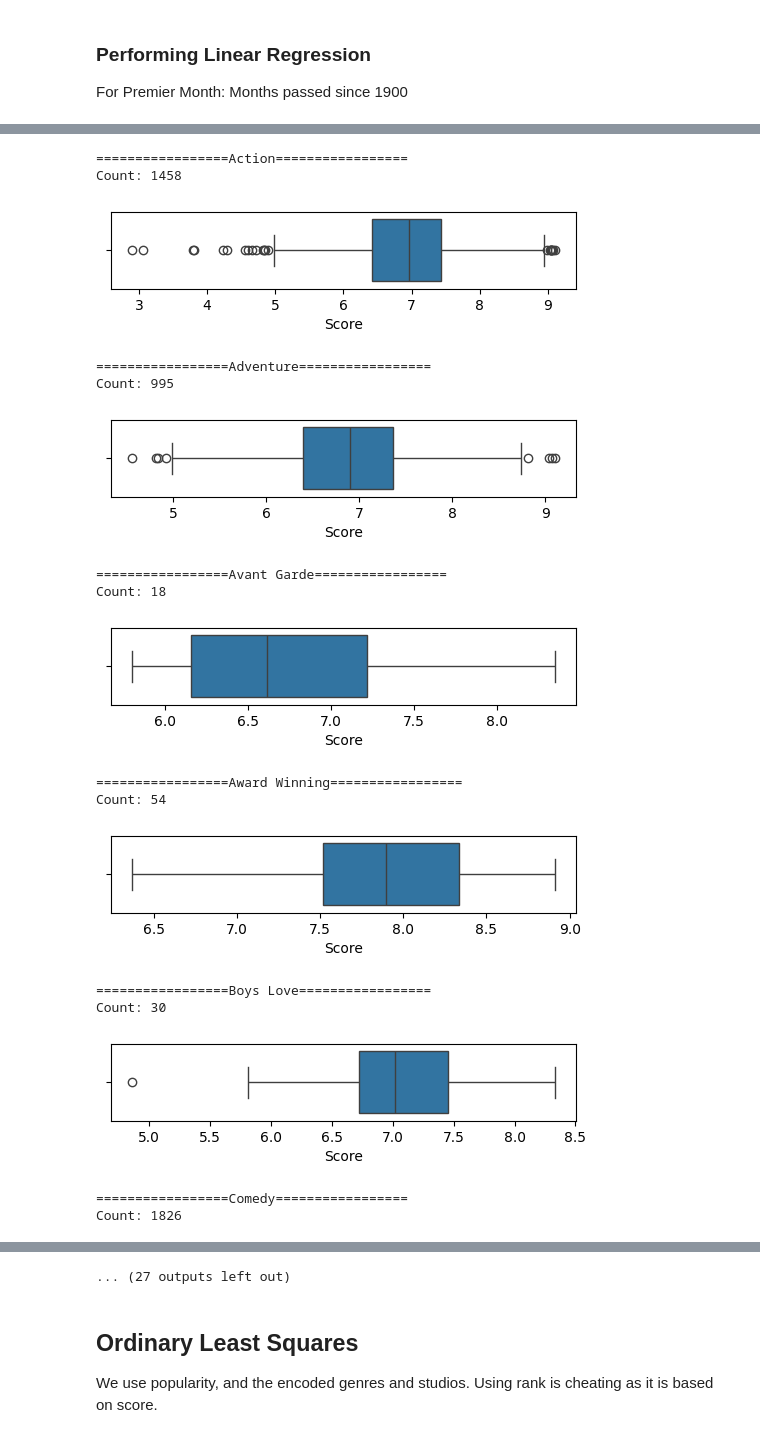
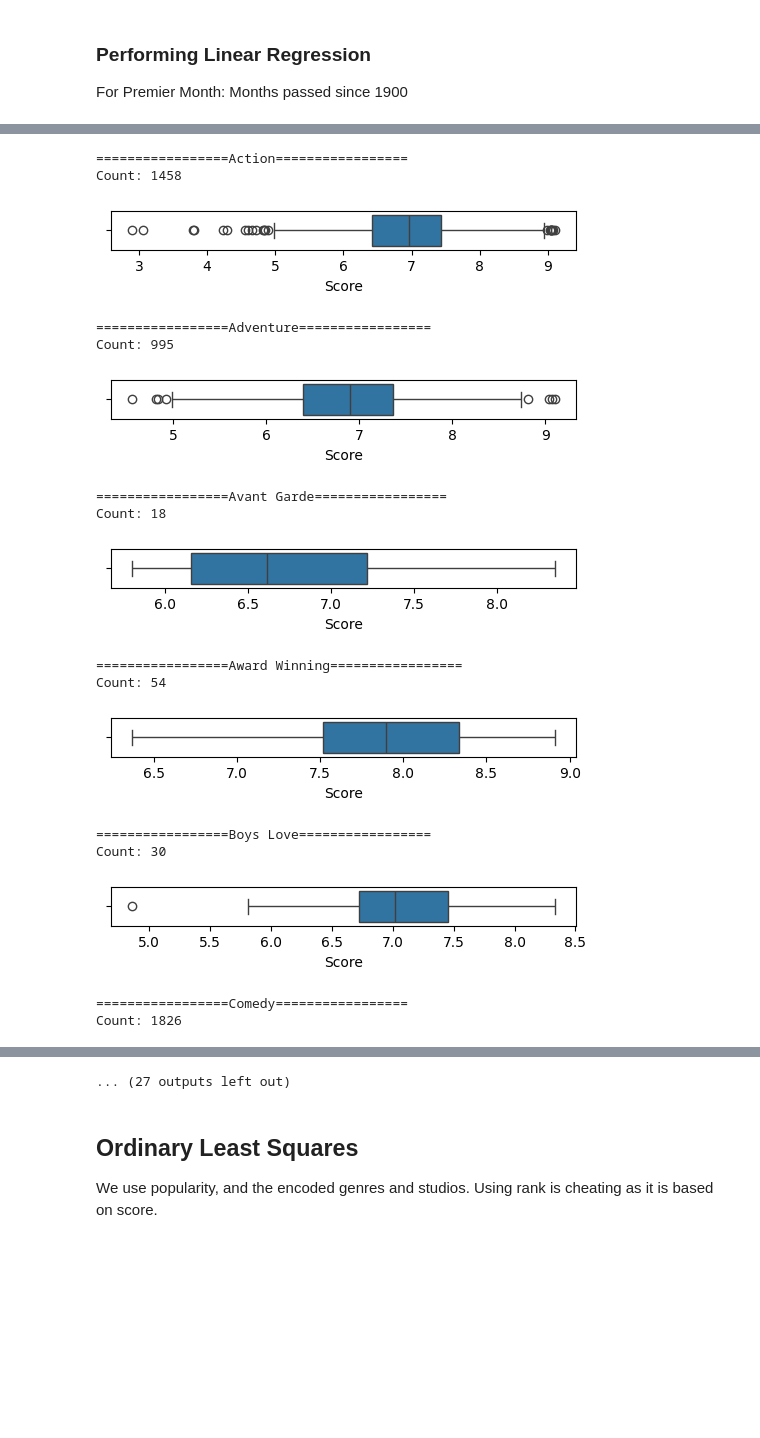
Before and after one commit to GabrielLim01/SC1015-Anime-Analysis, a Jupyter notebook: mal.ipynb, the cells around one changed output, grey strips where cells are left out. Drawn from its saved outputs; the diff is of its cells as text; code cells hidden in the pictures; blank space fills up the shorter version.

```diff
--- a/mal.ipynb
+++ b/mal.ipynb
@@ -280,46 +284,46 @@ As genre is a many-to-many relationship, it is not possible to express in a sing
 # %%
 # this will become the dataframe storing the genre stats
 genre_stats = []
 
 for genre in genres:
     print(f'================={genre}=================')
     df2 = df[df[genre]==True]
     stats = [genre]
 
     # get count
     count = len(df2.index)
     stats.append(count)
 
     # get quantiles
     quantiles = [0.25,0.5,0.75]
     for quantile in quantiles:
         stats.append(df2['Score'].quantile(quantile))
 
     print(f'Count: {count}')
 
-    plt.figure(figsize=(6,1))
+    plt.figure(figsize=(6,0.5))
     sb.boxplot(data=df2['Score'],orient='h')
     plt.show()
 
     genre_stats.append(stats)
 
 genre_stats = pd.DataFrame(genre_stats,columns=['Genre','Count','25','50','75'])
 genre_stats
 # %% [output]
 =================Action=================
 Count: 1458
-[figure, old version]
+[figure, new version]
 =================Adventure=================
 Count: 995
-[figure, old version]
+[figure, new version]
 =================Avant Garde=================
 Count: 18
-[figure, old version]
+[figure, new version]
 =================Award Winning=================
 Count: 54
-[figure, old version]
+[figure, new version]
 =================Boys Love=================
 Count: 30
-[figure, old version]
+[figure, new version]
 =================Comedy=================
 Count: 1826
```
Also changed, not shown: parts of 10 cells of this notebook, 1 other file.
